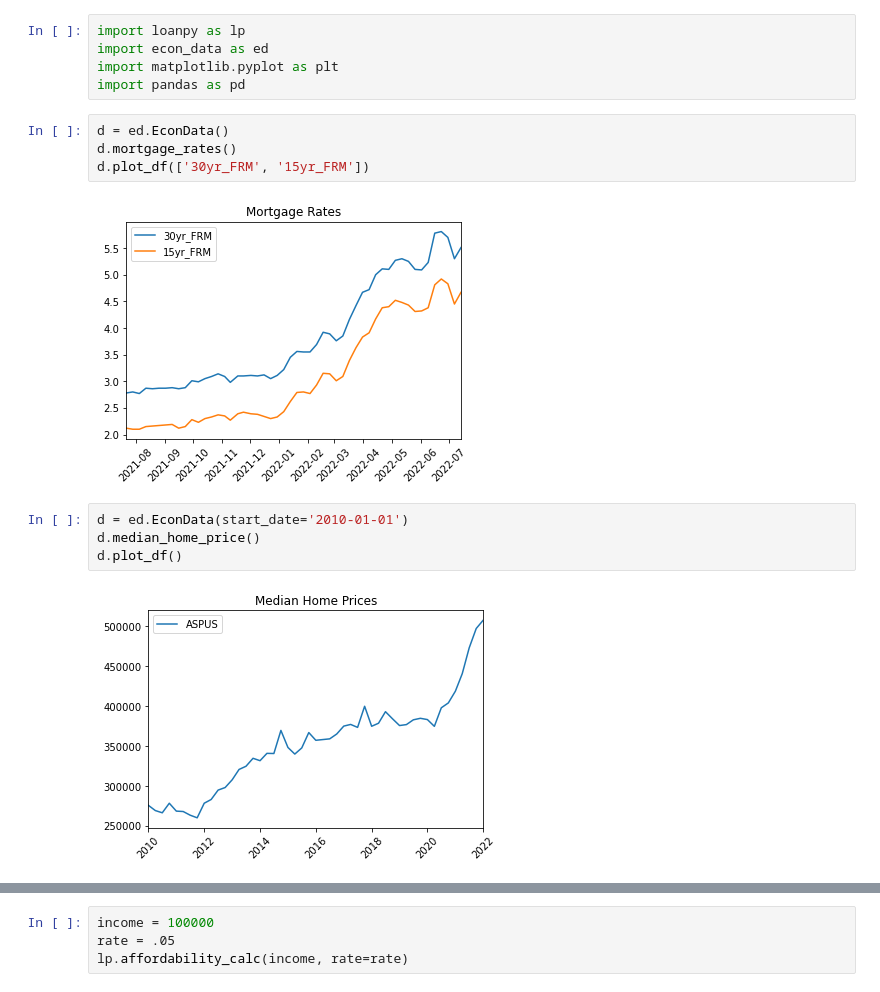
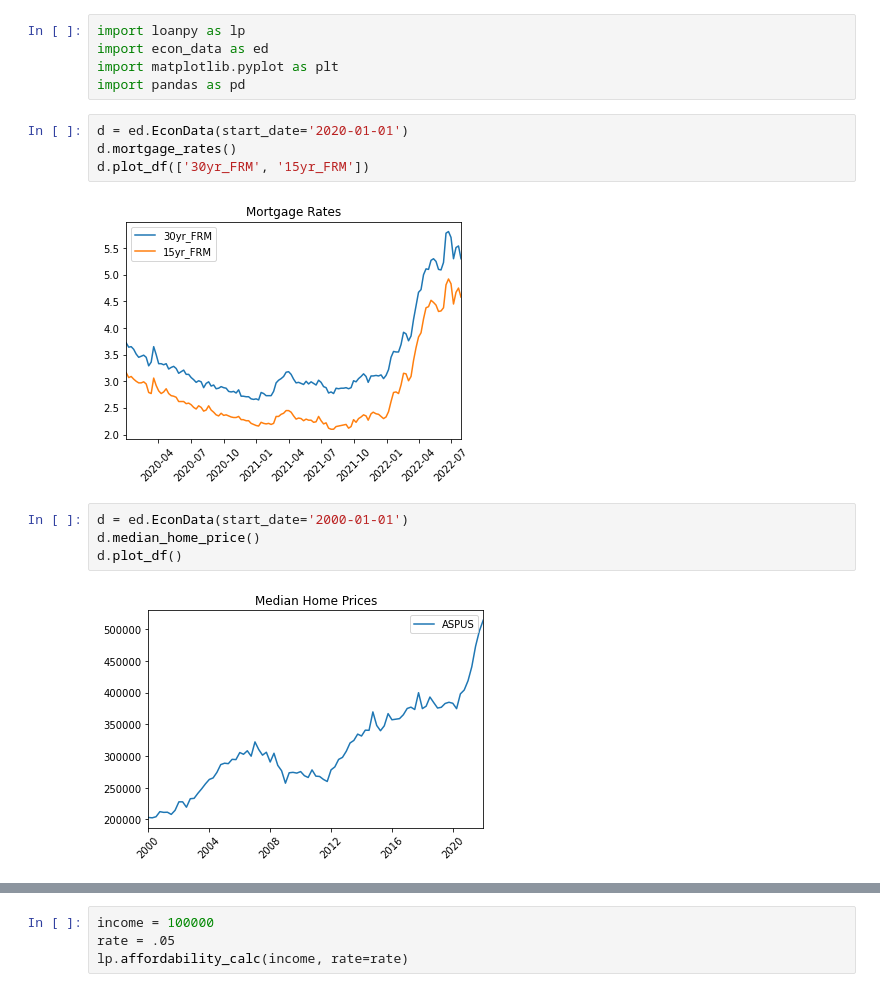
Before and after one commit to stumals/Loanpy, a Jupyter notebook: demo.ipynb, the cells around one changed output, grey strips where cells are left out. Drawn from its saved outputs; the diff is of its cells as text.

```diff
--- a/demo.ipynb
+++ b/demo.ipynb
@@ -4,14 +4,14 @@ import econ_data as ed
 import matplotlib.pyplot as plt
 import pandas as pd
 # %%
-d = ed.EconData()
+d = ed.EconData(start_date='2020-01-01')
 d.mortgage_rates()
 d.plot_df(['30yr_FRM', '15yr_FRM'])
 # %% [output]
-[figure, old version]
+[figure, new version]
 # %%
-d = ed.EconData(start_date='2010-01-01')
+d = ed.EconData(start_date='2000-01-01')
 d.median_home_price()
 d.plot_df()
 # %% [output]
-[figure, old version]
+[figure, new version]
```
Also changed, not shown: parts of 5 cells of this notebook, 1 other file.
